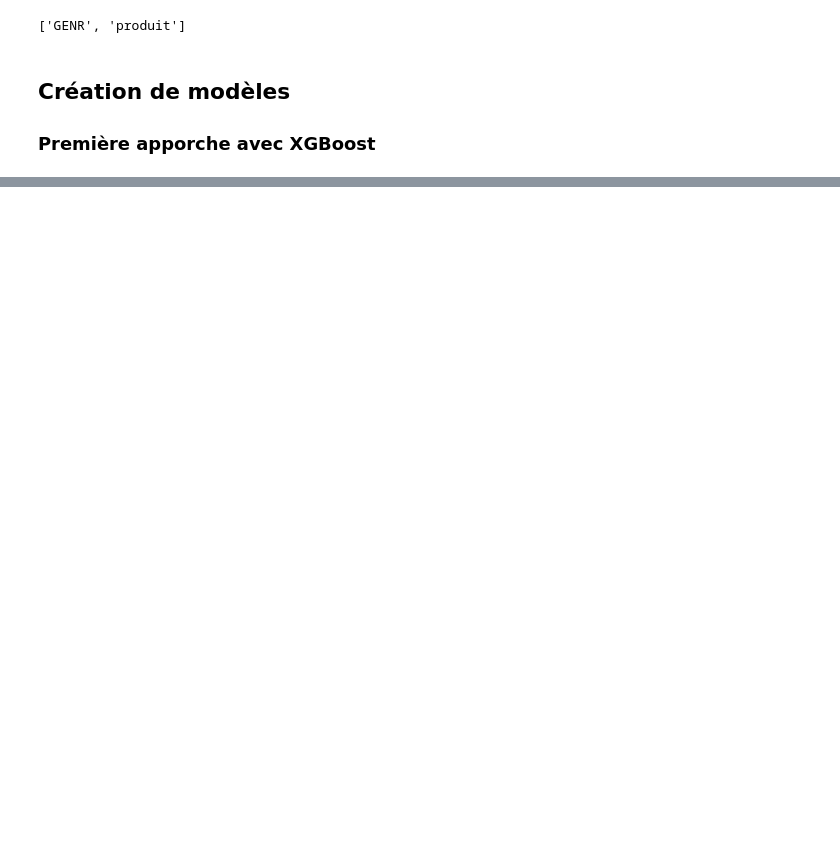
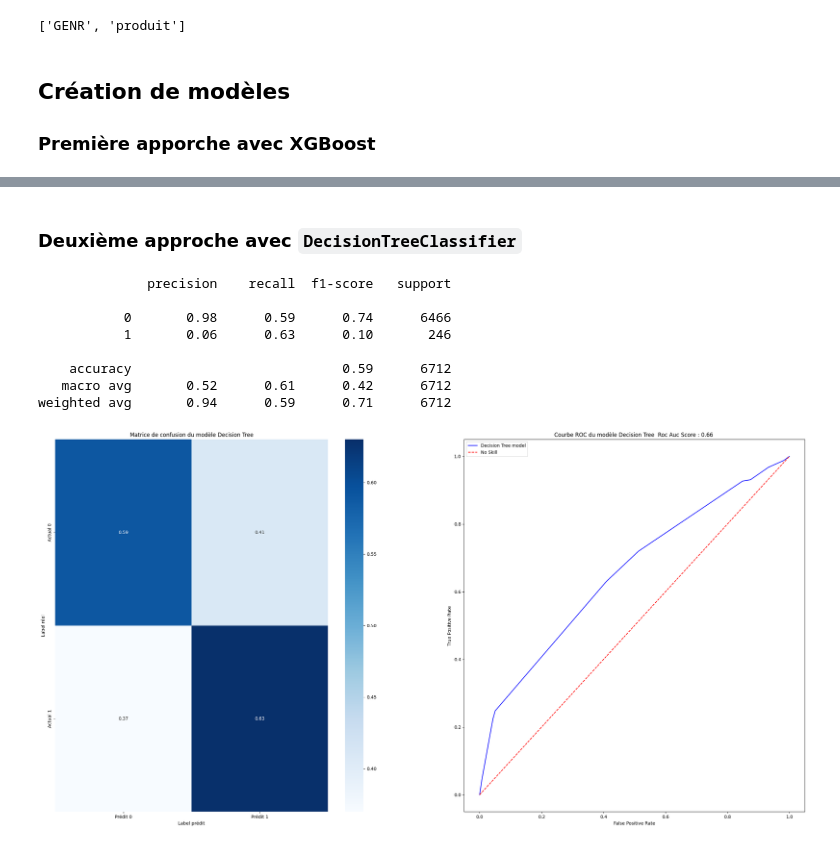
Before and after one commit to Bast-94/ALEIA-PW, a Jupyter notebook: notebook.ipynb, the cells around one changed output, grey strips where cells are left out. Drawn from its saved outputs; the diff is of its cells as text; code cells hidden in the pictures; blank space fills up the shorter version.

Commit message:
ADD(decision tree classifier).

```diff
--- a/notebook.ipynb
+++ b/notebook.ipynb
@@ -148,6 +173,9 @@ important_numerical.remove('Id')
 important_numerical.remove('apport %')
 important_numerical.remove('Label')
 important_numerical.remove('Indicatrice')
+important_numerical.remove('presence homonyme')
+column_with_yes_or_no.remove('procédure collective BdF')
+column_with_yes_or_no.remove('procédure collective ORT')
 clean_df = clean_df[column_with_yes_or_no+important_numerical+categorical_columns_to_keep + ['Label'] + ['Indicatrice']]
 
 print('Colonnes du jeu de données nettoyé : ')
@@ -249,15 +274,0 @@ plt.show()
-# %%
-# Try with Isolation Forest
-from sklearn.ensemble import IsolationForest
-X_train, X_test, y_train, y_test = get_train_test(clean_df,one_hot=True,categoricals=clean_categorical_columns)
-contamination = y_train.value_counts()[1]/len(y_train)
-isolation_forest = IsolationForest(contamination=contamination,random_state=0)
-isolation_forest.fit(X_train)
-y_pred = isolation_forest.predict(X_test)
-y_pred[y_pred == 1] = 0
-y_pred[y_pred == -1] = 1
-print(classification_report(y_test, y_pred))
-print(confusion_matrix(y_test, y_pred))
-print(accuracy_score(y_test, y_pred))
-roc_auc_score_ = roc_auc_score(y_test, y_pred)
-print(f'roc_auc_score = {roc_auc_score_:.2f}')
@@ -303,0 +275,40 @@ roc_auc_score = 0.51
+# %% [markdown]
+### Deuxième approche avec `DecisionTreeClassifier`
+# %%
+from sklearn.tree import DecisionTreeClassifier
+
+parameters = {'max_depth': 5,'min_samples_split': 0.1,'class_weight': 'balanced'}
+# make parameters grid for grid search
+parameters_grid = {'max_depth': [3, 4, 5, 6, 7, 8, 9, 10],'min_samples_split': [0.1, 0.2,0.9],'class_weight': ['balanced', None]}
+# make scorer
+scorer = make_scorer(roc_auc_score)
+# make grid search
+grid_obj = GridSearchCV(DecisionTreeClassifier(), parameters_grid, scoring=scorer)
+# fit grid search
+grid_fit = grid_obj.fit(X_train, y_train)
+# get best estimator
+dt_model = grid_fit.best_estimator_
+
+
+dt_model = DecisionTreeClassifier(**parameters)
+dt_model.fit((X_train), y_train)
+# classifcation report
+y_pred = dt_model.predict((X_test))
+print(classification_report(y_test, y_pred))
+# plot confusion matrix and roc curve
+fig = plt.figure(figsize=(30, 15))
+ax = fig.add_subplot(1, 2, 1)
+plot_conf_mat(y_test,y_pred,ax=ax,title='Matrice de confusion du modèle Decision Tree')
+y_pred_proba = dt_model.predict_proba(X_test)[:,1]
+plot_roc_curve(y_test,y_pred_proba,ax=fig.add_subplot(1, 2, 2),title=f'Courbe ROC du modèle Decision Tree ',label=f'Decision Tree model')
+fig.savefig(os.path.join(IMG_DIR_PATH,'decision_tree_model.png'), dpi=300)
+# %% [output]
+              precision    recall  f1-score   support
+
+           0       0.98      0.59      0.74      6466
+           1       0.06      0.63      0.10       246
+
+    accuracy                           0.59      6712
+   macro avg       0.52      0.61      0.42      6712
+weighted avg       0.94      0.59      0.71      6712
+[figure, added]
```
Also changed, not shown: parts of 11 cells of this notebook, 4 other files.
